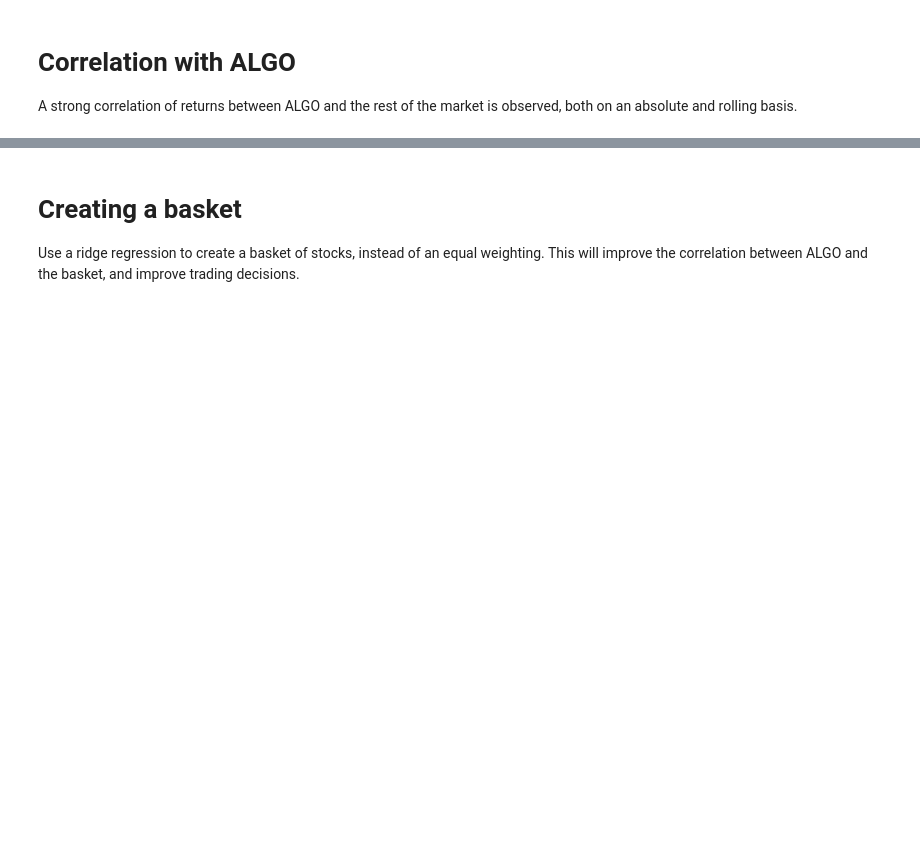
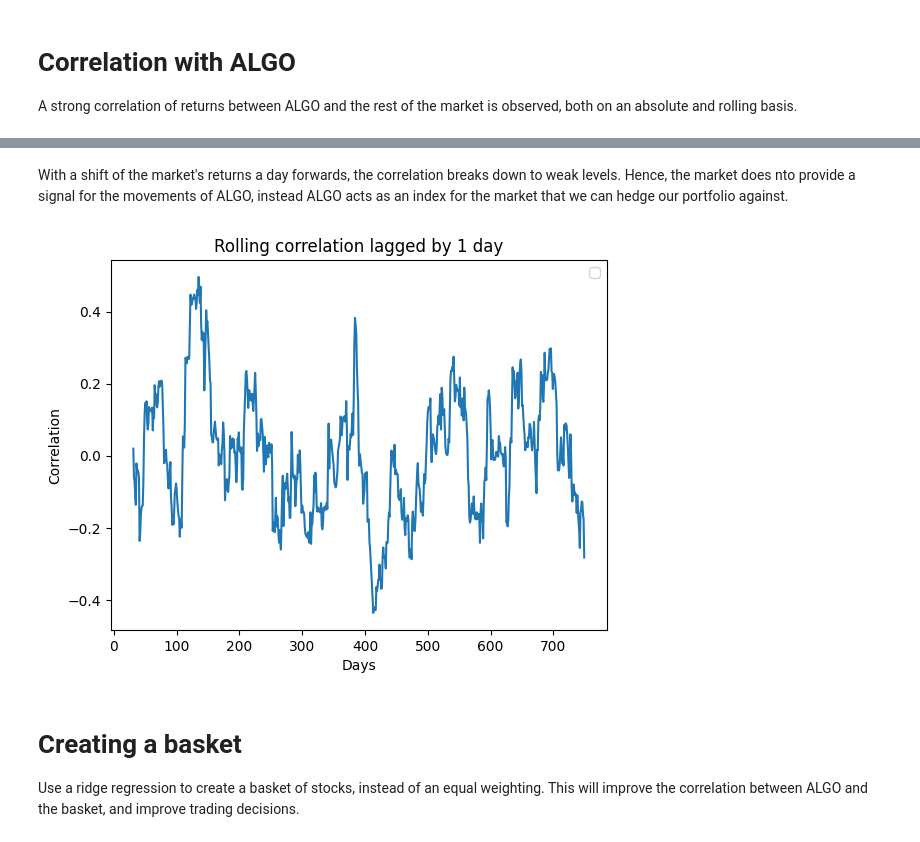
Before and after one commit to cookie1001/algothon2026, a Jupyter notebook: algo_corr.ipynb, the cells around one changed output, grey strips where cells are left out. Saved outputs shown, nothing was run; the diff lists cells and outputs as text; code cells hidden in the pictures; blank space fills up the shorter version.

```diff
--- a/algo_corr.ipynb
+++ b/algo_corr.ipynb
@@ -87,3 +87,17 @@ Name: ALGO, dtype: float64
+# %% [markdown]
+With a shift of the market's returns a day forwards, the correlation breaks down to weak levels. Hence, the market does nto provide a signal for the movements of ALGO, instead ALGO acts as an index for the market that we can hedge our portfolio against.
+# %%
+rolling_corr_lagged = df_returns[benchmark_ticker].rolling(window=30).corr(market_average_returns.shift(periods=1))
+
+# Plot rolling correlation
+plt.plot(rolling_corr_lagged)
+plt.title("Rolling correlation lagged by 1 day")
+plt.ylabel("Correlation")
+plt.xlabel("Days")
+plt.legend()
+plt.show()
+# %% [output]
+[figure, added]
 # %% [markdown]
 # Creating a basket
 Use a ridge regression to create a basket of stocks, instead of an equal weighting. This will improve the correlation between ALGO and the basket, and improve trading decisions.
```
Also changed, not shown: parts of 4 cells of this notebook.
